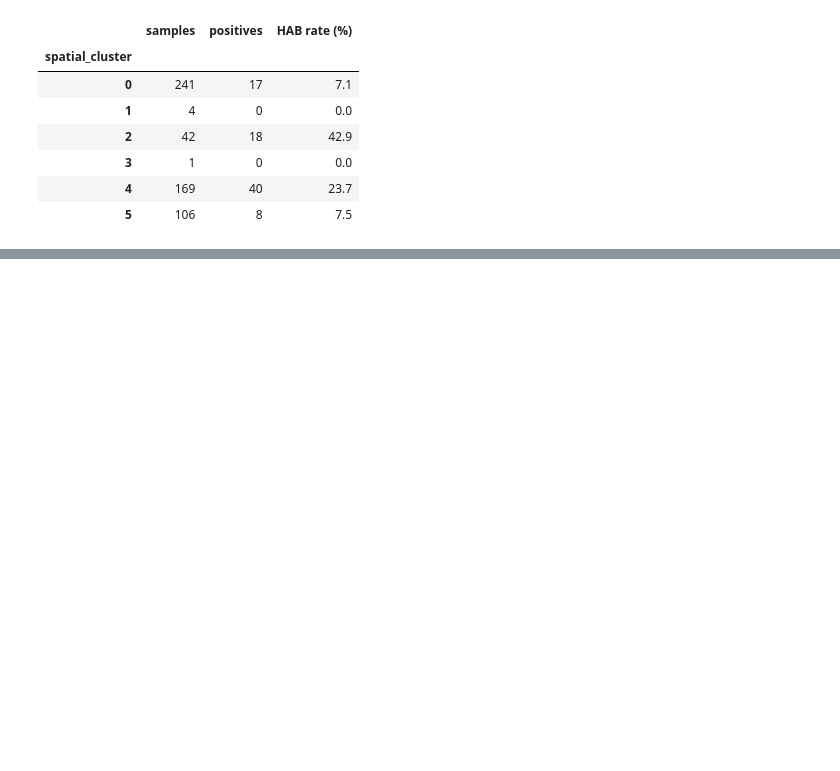
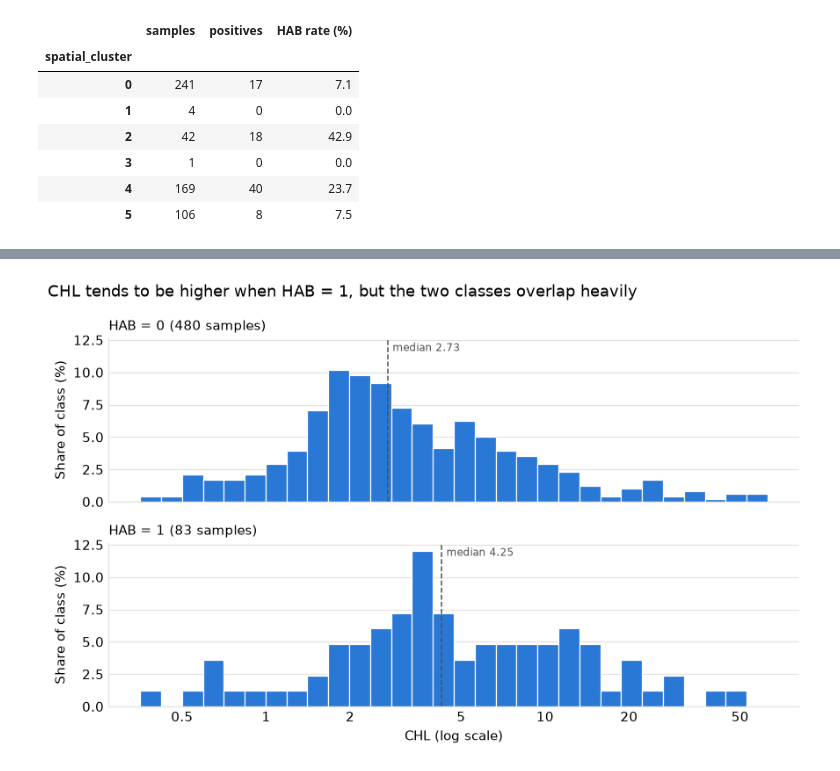
Before and after one commit to miguelbarbas/MLProjectPartII-26-27, a Jupyter notebook: HAB_EDA.ipynb, the cells around one changed output, grey strips where cells are left out. Drawn from its saved outputs; the diff is of its cells as text; code cells hidden in the pictures; blank space fills up the shorter version.

```diff
--- a/01_class_imbalance.ipynb
+++ b/HAB_EDA.ipynb
@@ -212,0 +220,25 @@ for column in GROUPS:
+# %%
+chl = complete["CHL"]
+chl_groups = {
+    "All rows": chl,
+    "HAB = 0": chl[complete[TARGET] == 0],
+    "HAB = 1": chl[complete[TARGET] == 1],
+}
+
+
+def upper_outliers(values):
+    """Count values above the upper Tukey fence (Q3 + 1.5 * IQR)."""
+    q1, q3 = values.quantile([0.25, 0.75])
+    return (values > q3 + 1.5 * (q3 - q1)).sum()
+
+
+chl_summary = pd.DataFrame({
+    name: values.describe(percentiles=[0.05, 0.25, 0.5, 0.75, 0.95]) for name, values in chl_groups.items()
+}).T
+chl_summary["skewness"] = [values.skew() for values in chl_groups.values()]
+chl_summary["skewness (log10)"] = [np.log10(values).skew() for values in chl_groups.values()]
+
+print(f"Non-positive CHL values: {(chl <= 0).sum()}")
+print(f"Values above the upper Tukey fence: {upper_outliers(chl)} on the linear scale, "
+      f"{upper_outliers(np.log10(chl))} on the log10 scale")
+chl_summary.round(2)
@@ -212,0 +294,22 @@ for column in GROUPS:
+# %%
+fig, axes = plt.subplots(2, 1, figsize=(8, 5), sharex=True, sharey=True)
+
+for ax, name in zip(axes, ["HAB = 0", "HAB = 1"]):
+    values = chl_groups[name]
+    ax.hist(values, bins=LOG_BINS, weights=np.full(len(values), 100 / len(values)),
+            color=BAR_COLOR, edgecolor="white", linewidth=0.8)
+    ax.set_ylabel("Share of class (%)")
+    ax.set_title(f"{name} ({len(values)} samples)", loc="left", fontsize=10)
+    ax.yaxis.grid(True, color=GRID_COLOR)
+    ax.tick_params(length=0)
+
+format_log_axis(axes[-1])
+axes[-1].set_xlabel("CHL (log scale)")
+for ax, name in zip(axes, ["HAB = 0", "HAB = 1"]):
+    mark_median(ax, chl_groups[name])
+
+fig.suptitle("CHL tends to be higher when HAB = 1, but the two classes overlap heavily", x=0.01, ha="left")
+fig.tight_layout()
+plt.show()
+# %% [output]
+[figure, added]
```
Also changed, not shown: parts of 9 cells of this notebook, 1 other file.
